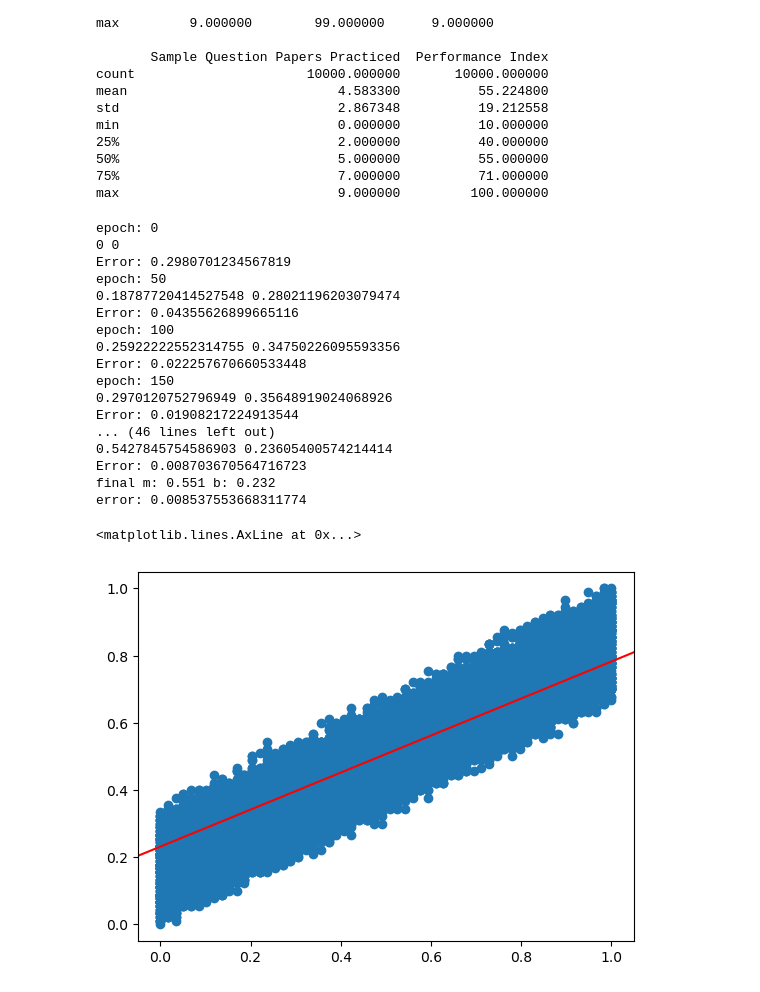
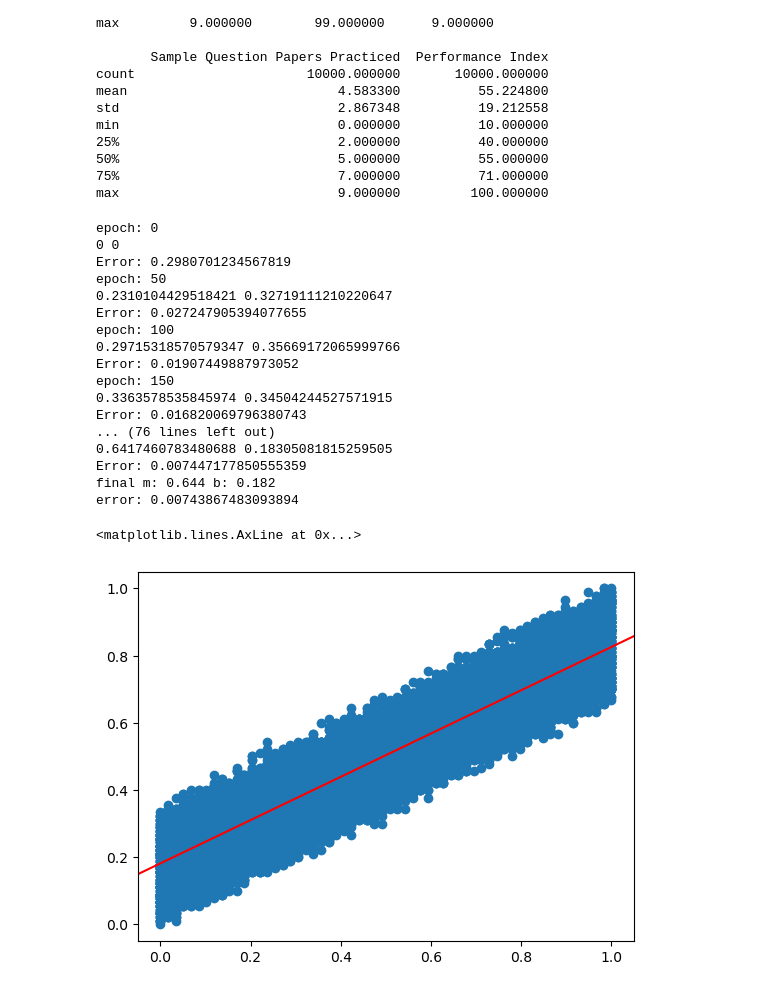
Before and after one commit to KylaYy/first-regression-model, a Jupyter notebook: NB01-DataProcessing.ipynb, the cells around one changed output. Saved outputs shown, nothing was run; the diff lists cells and outputs as text; code cells hidden in the pictures.

Commit message:
Adjusted step size and epochs

```diff
--- a/NB01-DataProcessing.ipynb
+++ b/NB01-DataProcessing.ipynb
@@ -180,8 +180,8 @@ max                            9.000000         100.000000
 
 m = 0
 b = 0
-L = 0.01   #'step' size
-epochs = 1000   #number of iterations
+L = 0.015   #'step' size
+epochs = 1500   #number of iterations
 
 # best so far: L = 0.005, epochs = 300
 
@@ -191,43 +191,43 @@ b_list = []
 
 for i in range(epochs):
     if i % 50 == 0:
         print(f'epoch: {i}')
         print(m, b)
         print("Error:", norm_loss(m, b, points))
     m, b = norm_gradient(m, b, points, L)
 
     m_list.append(m)
     b_list.append(b)
 estimators = pd.DataFrame({"m": m_list,
                            "b": b_list})
 estimators.reset_index(drop=True, inplace=True)
 
 error = norm_loss(m, b, points)
 
 print("final m:", round(m, 3), "b:", round(b, 3))
 print("error:", error)
 
 plt.scatter(points['norm_prevScore'], points['norm_perfIndex'])
 #plt.plot(list(range(0, 1, 0.1)), [m * x + b for x in range(0, 1, 0,1)], color='red')
 plt.axline((0, b), slope=m, color='red')
 # %% [output]
 epoch: 0
 0 0
 Error: 0.2980701234567819
 epoch: 50
-0.18787720414527548 0.28021196203079474
-Error: 0.04355626899665116
+0.2310104429518421 0.32719111210220647
+Error: 0.027247905394077655
 epoch: 100
-0.25922222552314755 0.34750226095593356
-Error: 0.022257670660533448
+0.29715318570579347 0.35669172065999766
+Error: 0.01907449887973052
 epoch: 150
-0.2970120752796949 0.35648919024068926
-Error: 0.01908217224913544
-... (46 lines left out)
-0.5427845754586903 0.23605400574214414
-Error: 0.008703670564716723
-final m: 0.551 b: 0.232
-error: 0.008537553668311774
+0.3363578535845974 0.34504244527571915
+Error: 0.016820069796380743
+... (76 lines left out)
+0.6417460783480688 0.18305081815259505
+Error: 0.007447177850555359
+final m: 0.644 b: 0.182
+error: 0.00743867483093894
 <matplotlib.lines.AxLine at 0x...>
-[figure, old version]
+[figure, new version]
 # %%
```
Also changed, not shown: parts of 2 cells of this notebook.
